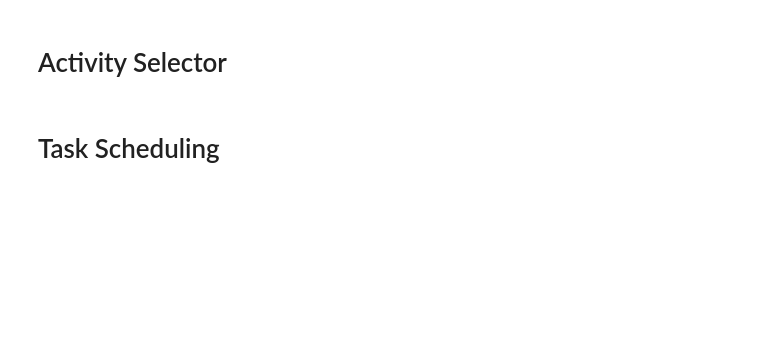
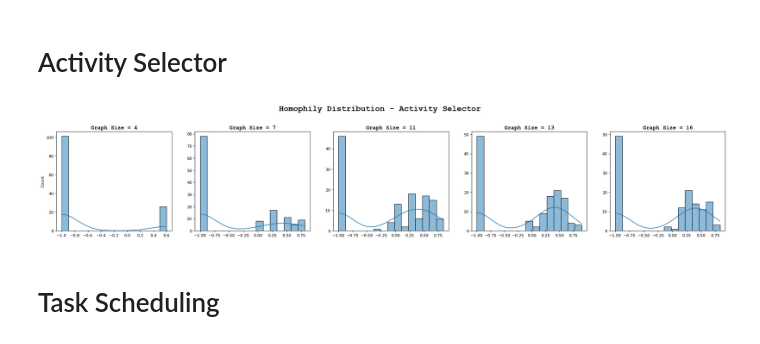
Before and after one commit to ronaldalbrt/algo_reasoning, a Jupyter notebook: notebooks/homophily.ipynb, the cells around one changed output. Cells and saved outputs as stored; diff of their text form; code cells hidden in the pictures; blank space fills up the shorter version.

```diff
--- a/notebooks/homophily.ipynb
+++ b/notebooks/homophily.ipynb
@@ -198,10 +200,12 @@ homophilies_4 = [unbiased_homophily(adj_mat_4[i], obj_4.outputs.selected[i]) for
 # %%
 homophilies = {
     "graph_size": [4, 7, 11, 13, 16],
     "homophilies": [homophilies_4, homophilies_7, homophilies_11, homophilies_13, homophilies_16]
 }
 
-plot_homophilies(homophilies)
+plot_homophilies(homophilies, "Homophily Distribution - Activity Selector")
+# %% [output]
+[figure, added]
 # %% [markdown]
 # Task Scheduling
 # %%
```
Also changed, not shown: parts of 23 cells of this notebook, 4 other files.
